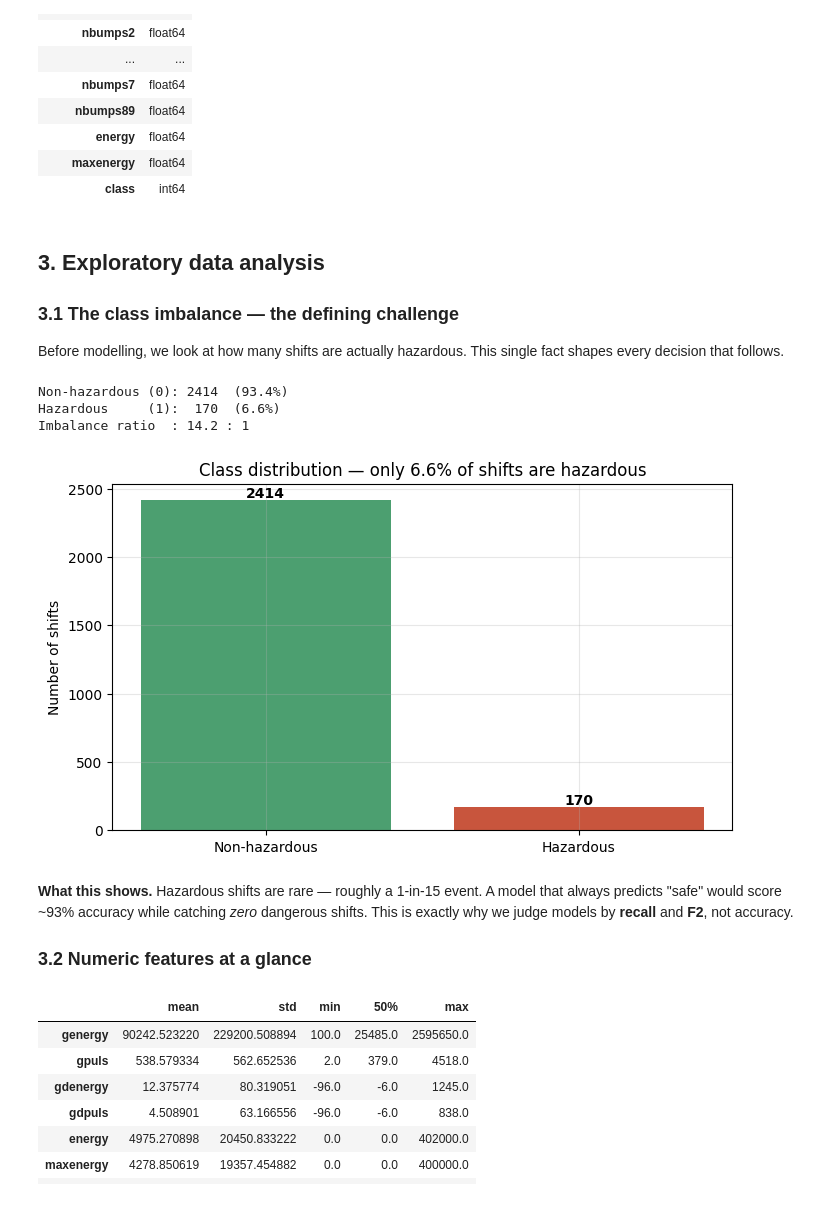
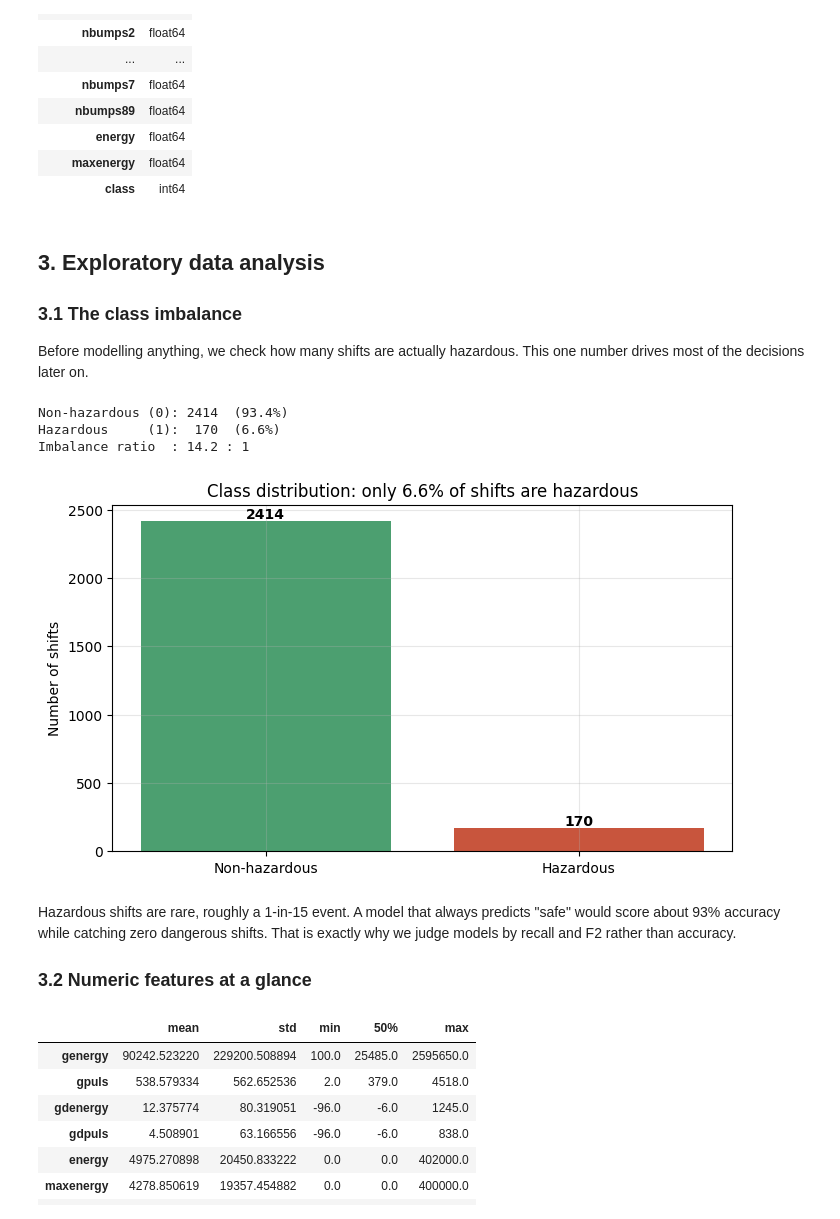
Before and after one commit to Xavrir/seismic-bumps-ml, a Jupyter notebook: seismic_bumps_analysis.ipynb, the cells around one changed output. Drawn from its saved outputs; the diff is of its cells as text; code cells hidden in the pictures.

```diff
--- a/seismic_bumps_analysis.ipynb
+++ b/seismic_bumps_analysis.ipynb
@@ -139,33 +114,30 @@ df.dtypes.to_frame("dtype")
 # %% [markdown]
 ## 3. Exploratory data analysis
 
-### 3.1 The class imbalance — the defining challenge
+### 3.1 The class imbalance
 
-Before modelling, we look at how many shifts are actually hazardous. This single fact
-shapes every decision that follows.
+Before modelling anything, we check how many shifts are actually hazardous. This one number drives most of the decisions later on.
 # %%
 counts = df["class"].value_counts().sort_index()
 rate = df["class"].mean()
 print(f"Non-hazardous (0): {counts[0]:>4}  ({100*(1-rate):.1f}%)")
 print(f"Hazardous     (1): {counts[1]:>4}  ({100*rate:.1f}%)")
 print(f"Imbalance ratio  : {counts[0]/counts[1]:.1f} : 1")
 
 fig, ax = plt.subplots()
 ax.bar(["Non-hazardous", "Hazardous"], counts.values, color=["#4C9F70", "#C8553D"])
 for i, v in enumerate(counts.values):
     ax.text(i, v + 20, str(v), ha="center", fontweight="bold")
 ax.set_ylabel("Number of shifts")
-ax.set_title(f"Class distribution — only {100*rate:.1f}% of shifts are hazardous")
+ax.set_title(f"Class distribution: only {100*rate:.1f}% of shifts are hazardous")
 plt.show()
 # %% [output]
 Non-hazardous (0): 2414  (93.4%)
 Hazardous     (1):  170  (6.6%)
 Imbalance ratio  : 14.2 : 1
-[figure, old version]
+[figure, new version]
 # %% [markdown]
-**What this shows.** Hazardous shifts are rare — roughly a 1-in-15 event. A model that
-always predicts "safe" would score ~93% accuracy while catching *zero* dangerous shifts.
-This is exactly why we judge models by **recall** and **F2**, not accuracy.
+Hazardous shifts are rare, roughly a 1-in-15 event. A model that always predicts "safe" would score about 93% accuracy while catching zero dangerous shifts. That is exactly why we judge models by recall and F2 rather than accuracy.
 
 ### 3.2 Numeric features at a glance
 # %%
```
Also changed, not shown: parts of 19 cells of this notebook, 1 other file.
